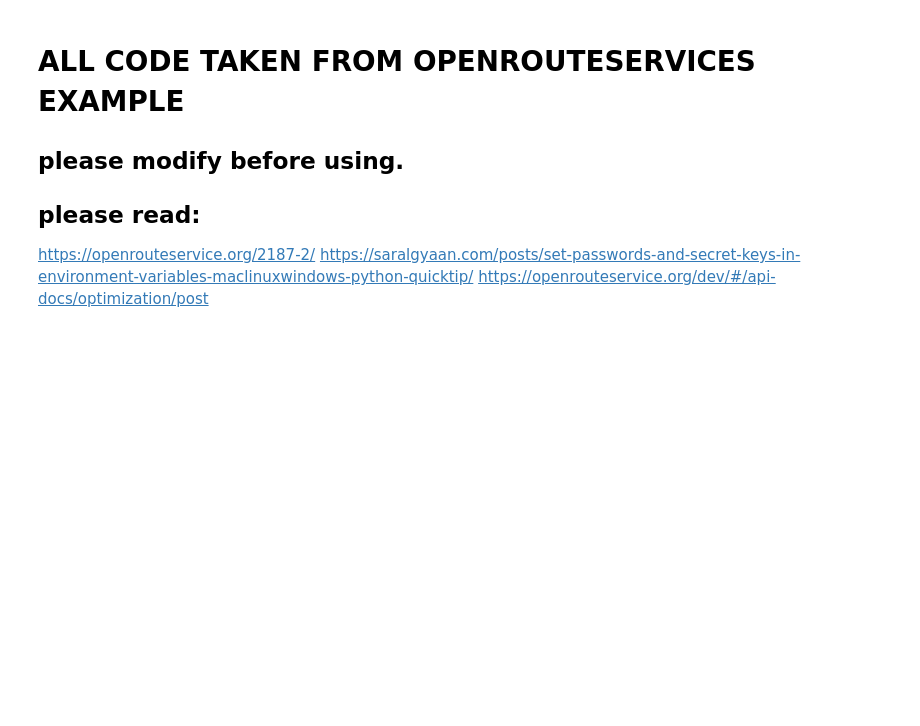
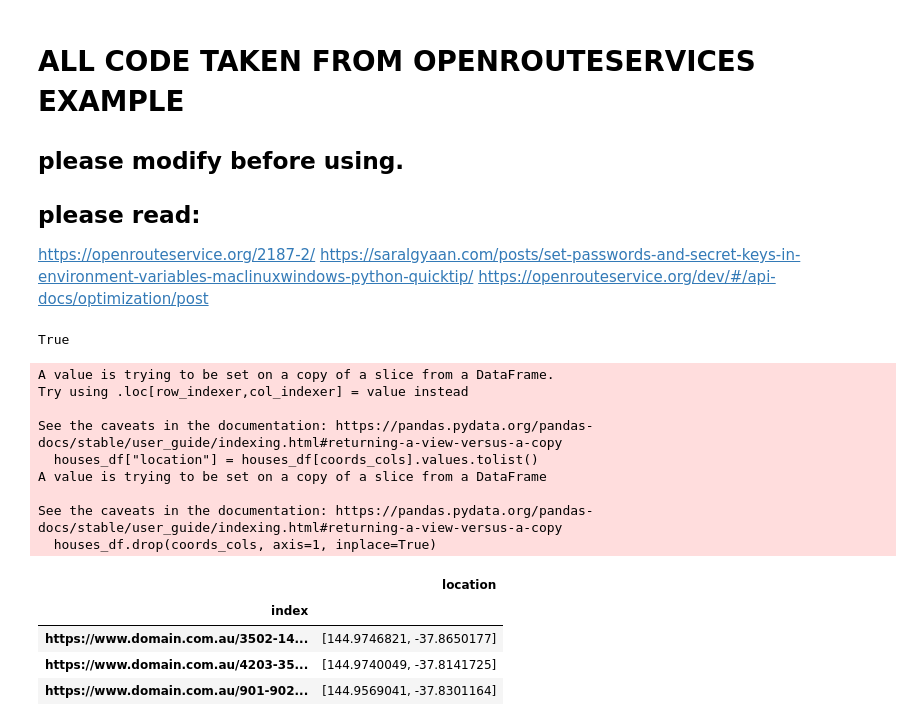
Before and after one commit to MAST30034-Applied-Data-Science/generic-real-estate-consulting-project-group-30, a Jupyter notebook: notebooks/routing_assignments.ipynb, the cells around one changed output. Drawn from its saved outputs; the diff is of its cells as text; code cells hidden in the pictures; blank space fills up the shorter version.

```diff
--- a/notebooks/routing_assignments.ipynb
+++ b/notebooks/routing_assignments.ipynb
@@ -14 +14,45 @@ import folium
 from openrouteservice import client
+# %%
+import os
+
+# in .bashrc add export API_KEY="[api key here]"
+# so do this:
+# nano .bashrc
+# export API_KEY="[api key here]"
+# ctrl+X, Y
+
+# load jupyter notebook with:
+# env API_KEY=$API_KEY jupyter notebook
+
+api_key = os.environ.get('API_KEY') # Provide your personal API key
+# you need to make one on the openrouteservices website.
+
+print(api_key != None) # DO NOT PRINT YOUR API KEY, OR PUSH IT TO GITHUB!!!!
+# %% [output]
+True
+# %%
+df = pd.read_csv("../data/raw/full_property_data.csv")
+
+coords_cols = ["longitude", "latitude"]
+houses_df = df[["index", *coords_cols]]
+houses_df["location"] = houses_df[coords_cols].values.tolist()
+
+houses_df.set_index("index", inplace=True)
+houses_df.drop(coords_cols, axis=1, inplace=True)
+min_houses = houses_df[0:3]
+min_houses.head()
+# %% [output]
+A value is trying to be set on a copy of a slice from a DataFrame.
+Try using .loc[row_indexer,col_indexer] = value instead
+
+See the caveats in the documentation: https://pandas.pydata.org/pandas-docs/stable/user_guide/indexing.html#returning-a-view-versus-a-copy
+  houses_df["location"] = houses_df[coords_cols].values.tolist()
+A value is trying to be set on a copy of a slice from a DataFrame
+
+See the caveats in the documentation: https://pandas.pydata.org/pandas-docs/stable/user_guide/indexing.html#returning-a-view-versus-a-copy
+  houses_df.drop(coords_cols, axis=1, inplace=True)
+|  | location |
+| index |  |
+| https://www.domain.com.au/3502-14... | [144.9746821, -37.8650177] |
+| https://www.domain.com.au/4203-35... | [144.9740049, -37.8141725] |
+| https://www.domain.com.au/901-902... | [144.9569041, -37.8301164] |
```
Also changed, not shown: parts of 6 cells of this notebook.
